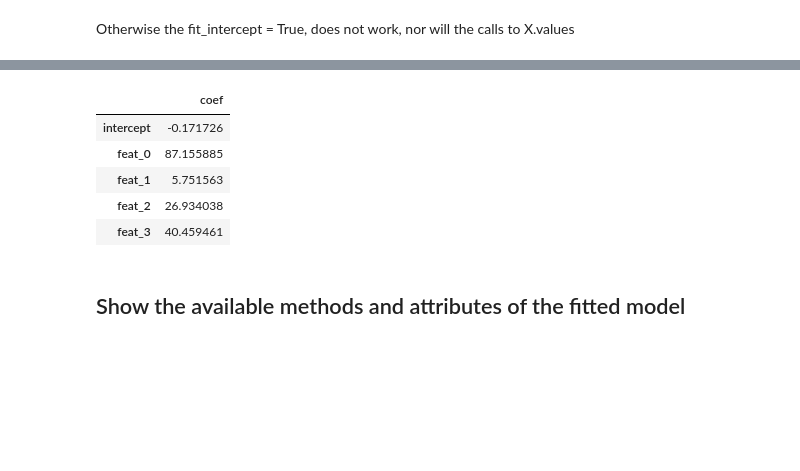
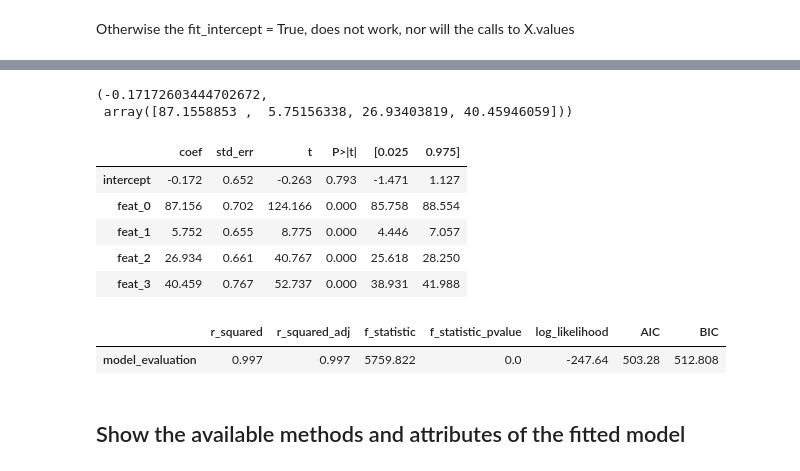
Before and after one commit to G-Licitra/hime, a Jupyter notebook: notebook/romeo_linear_regression.ipynb, the cells around one changed output, grey strips where cells are left out. Cells and saved outputs as stored; diff of their text form; code cells hidden in the pictures; blank space fills up the shorter version.

Commit message:
implementing the sklearn framework (BaseEstimator etc.), and calculating a bunch of summary output and fit_evaluation of the fitted model, inspired by statsmodels

```diff
--- a/notebook/romeo_linear_regression.ipynb
+++ b/notebook/romeo_linear_regression.ipynb
@@ -64,4 +64,7 @@ df_train.shape, df_test.shape
 # %% [markdown]
 Otherwise the fit_intercept = True, does not work, nor will the calls to X.values
 # %%
-reg = LinearRegression(fit_intercept=True).fit(X=df_train.filter(regex="feat"), y=df_train["target"])
+reg = LinearRegression(fit_intercept=True,
+                      normalize=True).fit(X=df_train.filter(regex="feat"),
+                                               y=df_train["target"],
+                                               verbose=False)
@@ -86,12 +71,23 @@ Number of nonzeros in Lagrangian Hessian.............:       15
+# %%
+reg.intercept_, reg.coef_
+# %% [output]
+(-0.17172603444702672,
+ array([87.1558853 ,  5.75156338, 26.93403819, 40.45946059]))
 # %%
-reg.coef_#, reg.intercept_#, reg.score(X, y)
+reg.summary_.round(3)
+#reg.score(X, y)
 # %% [output]
-|  | coef |
-| intercept | -0.171726 |
-| feat_0 | 87.155885 |
-| feat_1 | 5.751563 |
-| feat_2 | 26.934038 |
-| feat_3 | 40.459461 |
+|  | coef | std_err | t | P>|t| | [0.025 | 0.975] |
+| intercept | -0.172 | 0.652 | -0.263 | 0.793 | -1.471 | 1.127 |
+| feat_0 | 87.156 | 0.702 | 124.166 | 0.000 | 85.758 | 88.554 |
+| feat_1 | 5.752 | 0.655 | 8.775 | 0.000 | 4.446 | 7.057 |
+| feat_2 | 26.934 | 0.661 | 40.767 | 0.000 | 25.618 | 28.250 |
+| feat_3 | 40.459 | 0.767 | 52.737 | 0.000 | 38.931 | 41.988 |
+# %%
+reg.fit_evaluation_.round(3)
+# %% [output]
+|  | r_squared | r_squared_adj | f_statistic | f_statistic_pvalue | log_likelihood | AIC | BIC |
+| model_evaluation | 0.997 | 0.997 | 5759.822 | 0.0 | -247.64 | 503.28 | 512.808 |
 # %% [markdown]
 ## Show the available methods and attributes of the fitted model
 # %%
```
Also changed, not shown: parts of 41 cells of this notebook, 2 other files.
